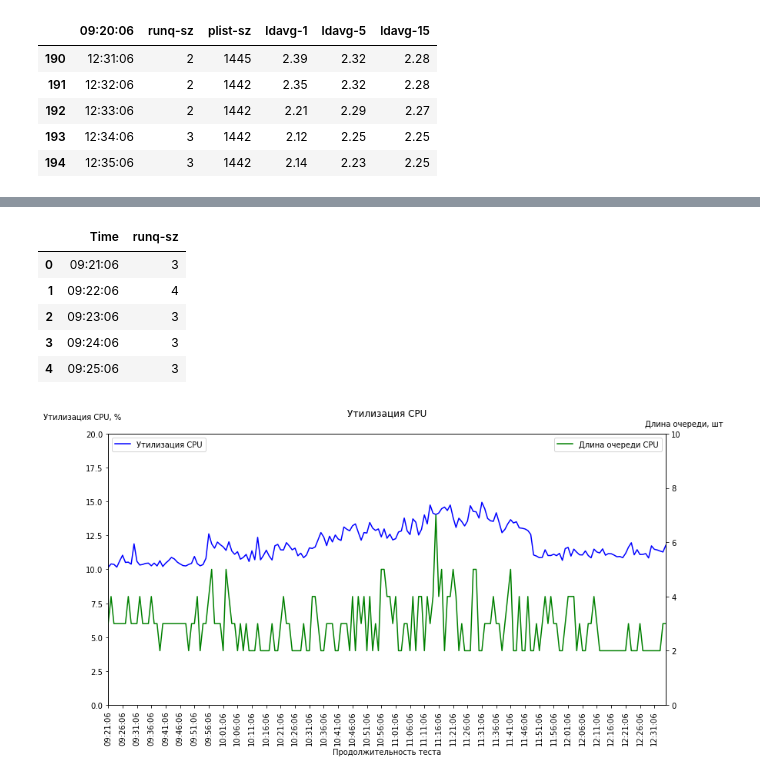
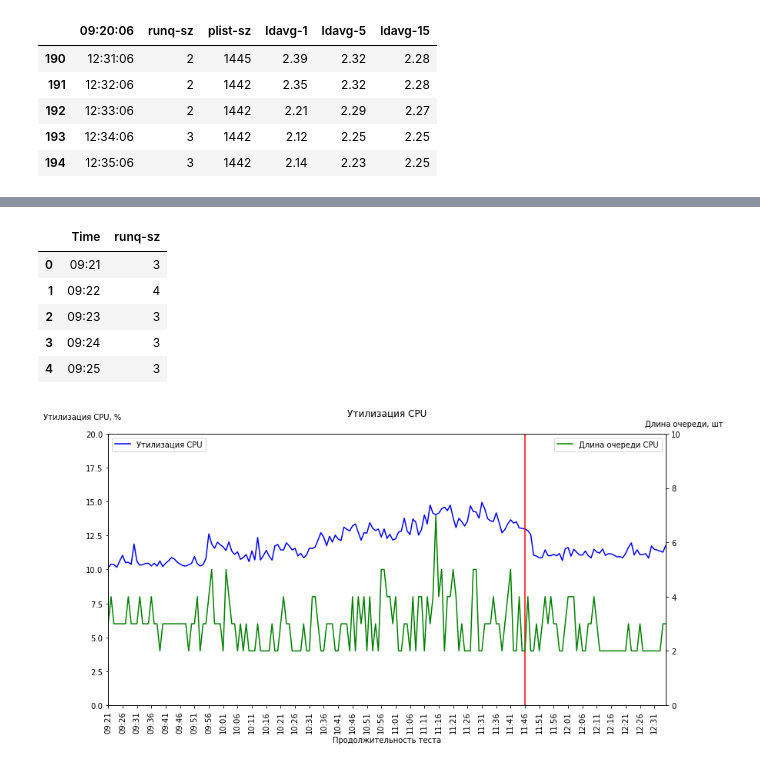
Before and after one commit to polypolina/python_graphs, a Jupyter notebook: graphCPU.ipynb, the cells around one changed output, grey strips where cells are left out. Saved outputs shown, nothing was run; the diff lists cells and outputs as text; code cells hidden in the pictures.

Commit message:
add test end line

```diff
--- a/graphCPU.ipynb
+++ b/graphCPU.ipynb
@@ -24,6 +14,8 @@ rawDfCPU.tail()
 | 4875 | 12:35:06 | 22 | 0.03 | 0.00 | 0.13 | 0.00 | 0.00 | 0.00 | 0.00 | 0.00 | 99.83 |
 | 4876 | 12:35:06 | 23 | 0.33 | 0.00 | 0.42 | 0.00 | 0.00 | 0.00 | 0.00 | 0.00 | 99.25 |
 # %%
+test = rawDfCPU.iloc[:,0]
+test = pd.to_datetime(test).apply(lambda t: t.strftime('%H:%M'))
 yVal = rawDfCPU.iloc[:, rawDfCPU.columns.get_loc('%idle')].replace('%idle', np.nan).astype(float)
 print(yVal)
 # %% [output]
@@ -40,7 +32,7 @@ print(yVal)
 4876    99.25
 Name: %idle, Length: 4877, dtype: float64
 # %%
-dfCPU = pd.DataFrame({'Time':rawDfCPU.iloc[:,0], 'CPU':rawDfCPU.iloc[:,rawDfCPU.columns.get_loc('CPU')], 'dif': 100-yVal})
+dfCPU = pd.DataFrame({'Time':test, 'CPU':rawDfCPU.iloc[:,rawDfCPU.columns.get_loc('CPU')], 'dif': 100-yVal})
 dfCPU = dfCPU[dfCPU['CPU']=='all']
 # dfCPU.head()
 dfCPU.reset_index(inplace=True, drop=True)
@@ -74,3 +54,7 @@ rawDfQ.tail()
 | 192 | 12:33:06 | 2 | 1442 | 2.21 | 2.29 | 2.27 |
 | 193 | 12:34:06 | 3 | 1442 | 2.12 | 2.25 | 2.25 |
 | 194 | 12:35:06 | 3 | 1442 | 2.14 | 2.23 | 2.25 |
+# %%
+test = dfQ.Time
+test = pd.to_datetime(test).apply(lambda t: t.strftime('%H:%M'))
+print(test)
@@ -77,40 +74,41 @@ rawDfQ.tail()
 # %%
-dfQ = pd.DataFrame({'Time': rawDfQ.iloc[:,0], 'runq-sz': rawDfQ.iloc[:,1]})
+dfQ = pd.DataFrame({'Time': test, 'runq-sz': rawDfQ.iloc[:,1]})
 dfQ.head()
 # %% [output]
 |  | Time | runq-sz |
-| 0 | 09:21:06 | 3 |
-| 1 | 09:22:06 | 4 |
-| 2 | 09:23:06 | 3 |
-| 3 | 09:24:06 | 3 |
-| 4 | 09:25:06 | 3 |
+| 0 | 09:21 | 3 |
+| 1 | 09:22 | 4 |
+| 2 | 09:23 | 3 |
+| 3 | 09:24 | 3 |
+| 4 | 09:25 | 3 |
 # %%
 # График CPU
 fig, ax = plt.subplots(figsize=(12.992, 6.496))
 ax.plot(dfCPU.Time, dfCPU.dif, 'b',label='Утилизация CPU')
+plt.axvline(x='11:46', color='r')
 ax.set_xlabel('Продолжительность теста')
 ax.set_ylabel('Утилизация CPU, %', rotation=0, y=1.05)
 ax.set_title('Утилизация CPU', y=1.05)
 ax.legend(loc=2)
 ax.tick_params(axis='x', labelrotation=90)
 ax.set_ylim(0,20)
 
 # График очереди
 ax2 = ax.twinx()
 ax2.set_ylim(0,10)
 ax2.plot(dfQ.Time, dfQ['runq-sz'], 'g', label='Длина очереди CPU')
 ax2.legend(loc=1)
 ax2.xaxis.label.set_visible(False)
 # ax2.xaxis.set_visible(False)
 ax2.set_ylabel('Длина очереди, шт', rotation=0, y=1.05)
 
 xAxis = np.arange(0, dfCPU.index[-1],5)
 plt.xlim(dfCPU['Time'][0], dfCPU['Time'][dfCPU.index[-1]])
 plt.xticks(xAxis, dfCPU['Time'][xAxis], rotation='vertical')
 
-# fig.suptitle("Утилизация CPU", y=1.0)
+
 plt.savefig('Утилизация CPU')
 plt.show()
 plt.close()
 # %% [output]
-[figure, old version]
+[figure, new version]
```
Also changed, not shown: parts of 4 cells of this notebook, 23 other files.
